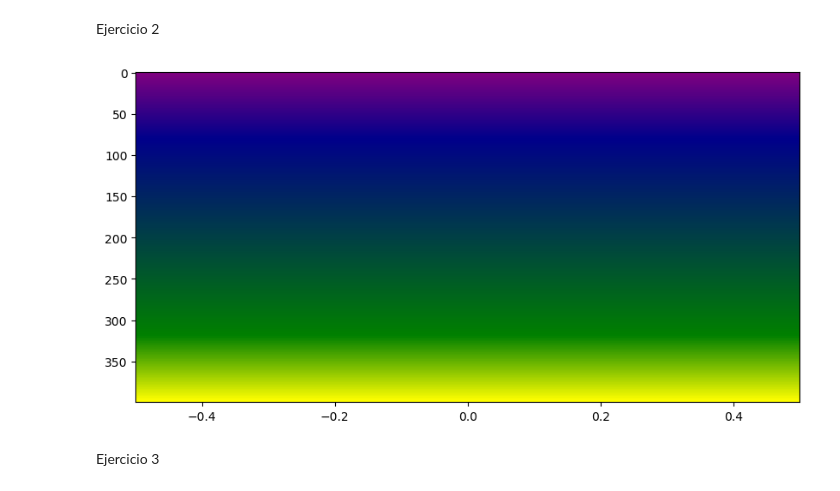
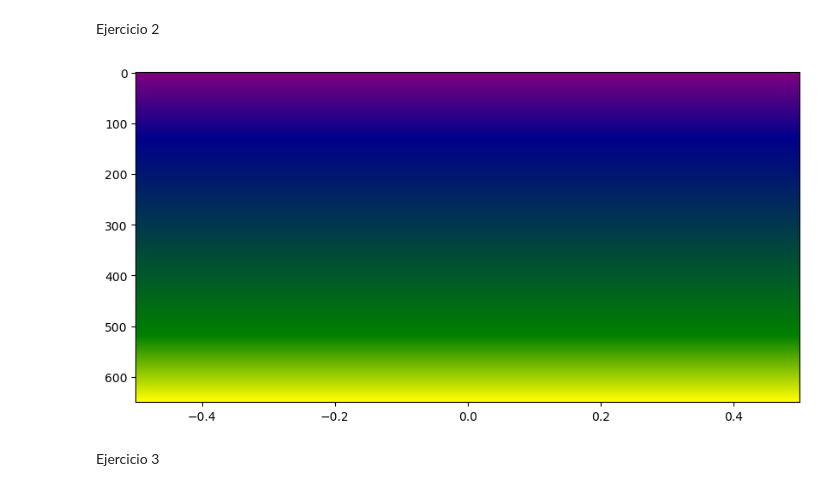
Before and after one commit to Gadi821/ProcIMG, a Jupyter notebook: ActividadEvaluativa 1/ActEva1.ipynb, the cells around one changed output. Drawn from its saved outputs; the diff is of its cells as text; code cells hidden in the pictures.

```diff
--- a/ActividadEvaluativa 1/ActEva1.ipynb
+++ b/ActividadEvaluativa 1/ActEva1.ipynb
@@ -25,17 +25,17 @@ Ejercicio 2
 # %%
 import cv2
 import numpy as np
 import matplotlib.pyplot as plt
 from matplotlib.colors import LinearSegmentedColormap
 
 colores=[(0,'purple'),(0.2,'darkblue'),(0.8,'green'),(1,'yellow')]
 cmap = LinearSegmentedColormap.from_list('degradado',colores)
-imagen_degra = cmap(np.linspace(0,1,400).reshape(-1,1))
+imagen_degra = cmap(np.linspace(0,1,650).reshape(-1,1))
 
 plt.imshow(imagen_degra,aspect='auto')
 plt.show()
 # %% [output]
-[figure, old version]
+[figure, new version]
 # %% [markdown]
 Ejercicio 3
 # %%
```
Also changed, not shown: 1 other file.
